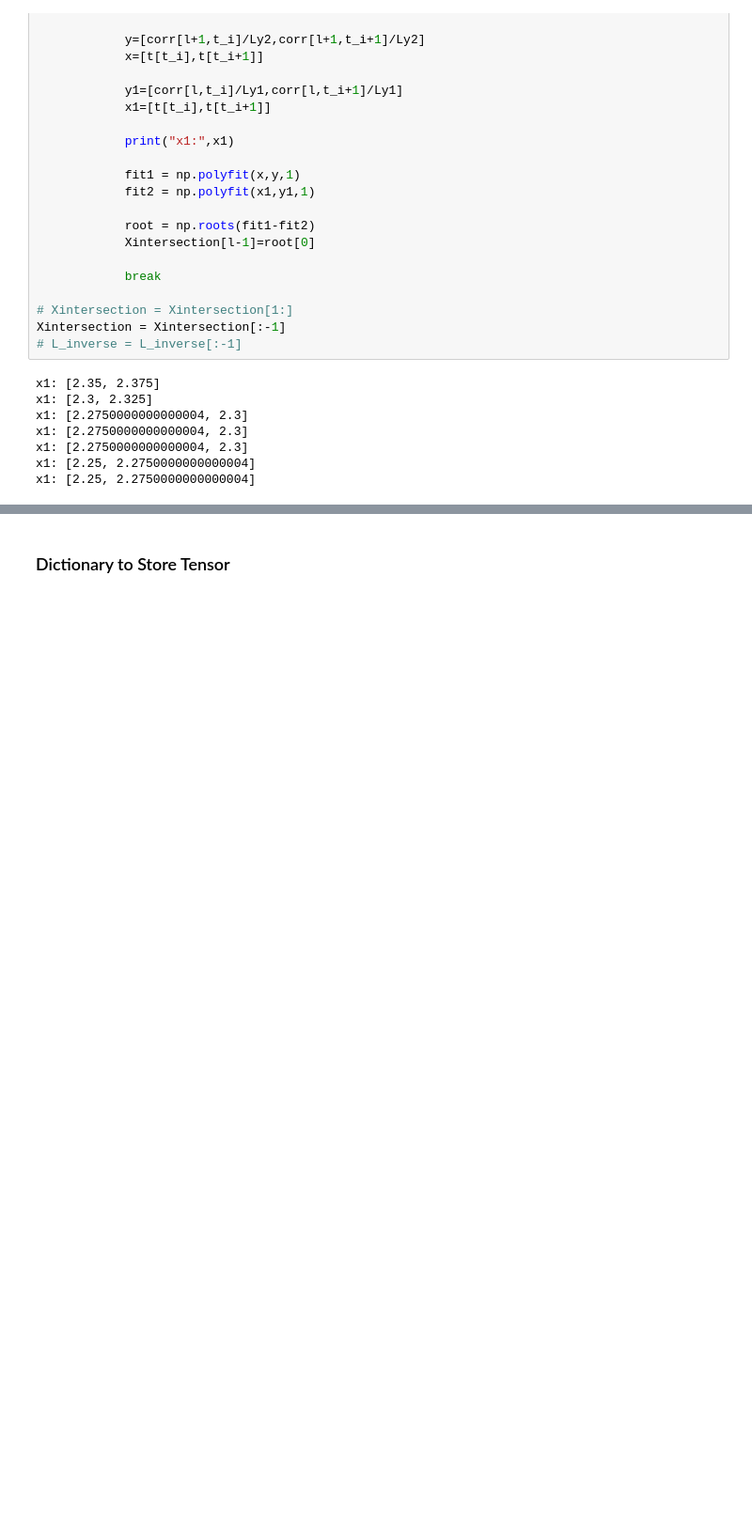
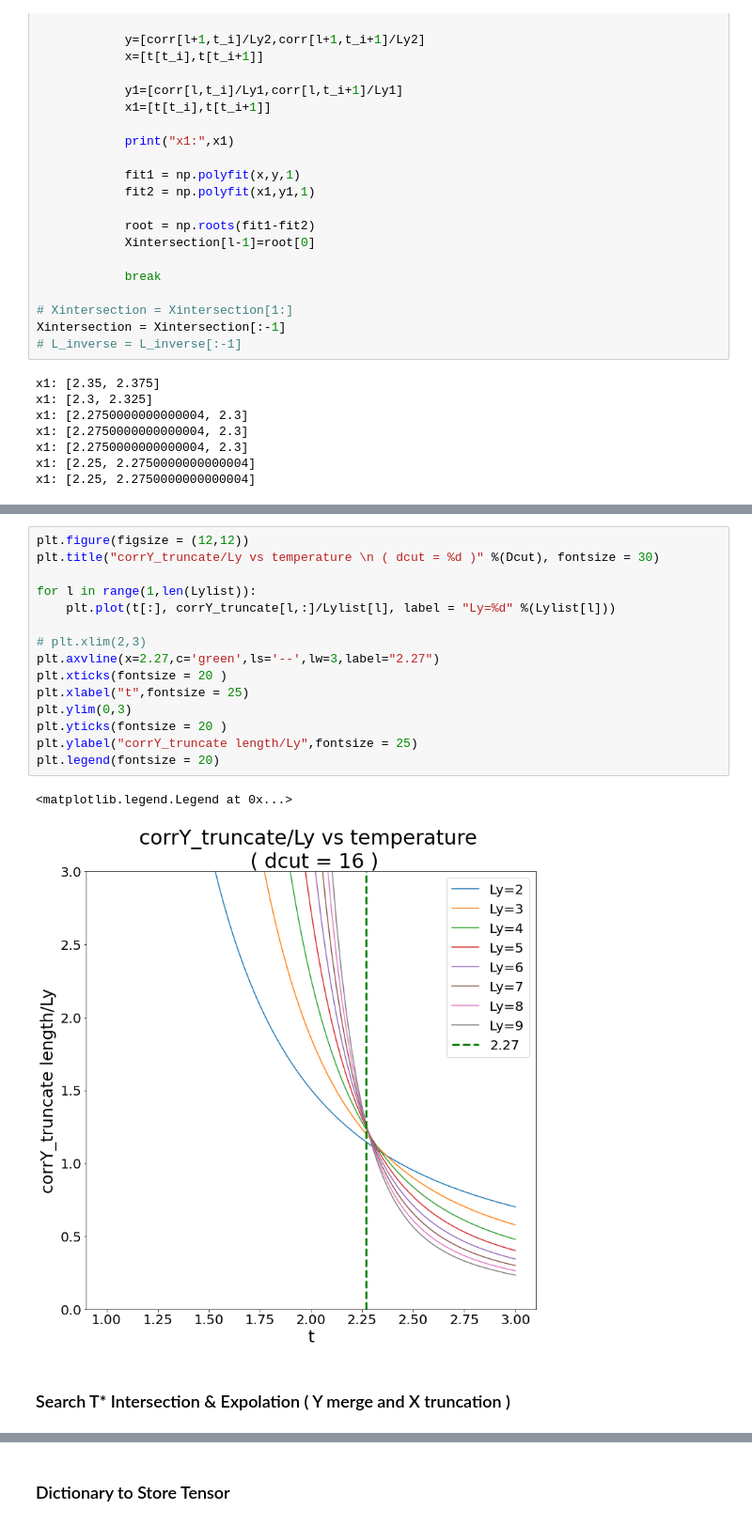
Before and after one commit to aronton/11020PHYS401200-Computational-Physics, a Jupyter notebook: 109022802_2Dising_report_PartC.ipynb, the cells around one changed output, grey strips where cells are left out. Shown: that part at 94% size. Cells and saved outputs as stored; diff of their text form; blank space fills up the shorter version.

```diff
--- a/109022802_2Dising_report_PartC.ipynb
+++ b/109022802_2Dising_report_PartC.ipynb
@@ -615,0 +604,20 @@ plt.legend(loc = "best", fontsize=20)
+# %%
+plt.figure(figsize = (12,12))
+plt.title("corrY_truncate/Ly vs temperature \n ( dcut = %d )" %(Dcut), fontsize = 30)
+
+for l in range(1,len(Lylist)):
+    plt.plot(t[:], corrY_truncate[l,:]/Lylist[l], label = "Ly=%d" %(Lylist[l]))
+
+# plt.xlim(2,3)
+plt.axvline(x=2.27,c='green',ls='--',lw=3,label="2.27")
+plt.xticks(fontsize = 20 )
+plt.xlabel("t",fontsize = 25)
+plt.ylim(0,3)
+plt.yticks(fontsize = 20 )
+plt.ylabel("corrY_truncate length/Ly",fontsize = 25)
+plt.legend(fontsize = 20)
+# %% [output]
+<matplotlib.legend.Legend at 0x...>
+[figure, added]
+# %% [markdown]
+### Search T* Intersection & Expolation ( Y merge and X truncation )
```
Also changed, not shown: parts of 23 cells of this notebook, 1 other file.
